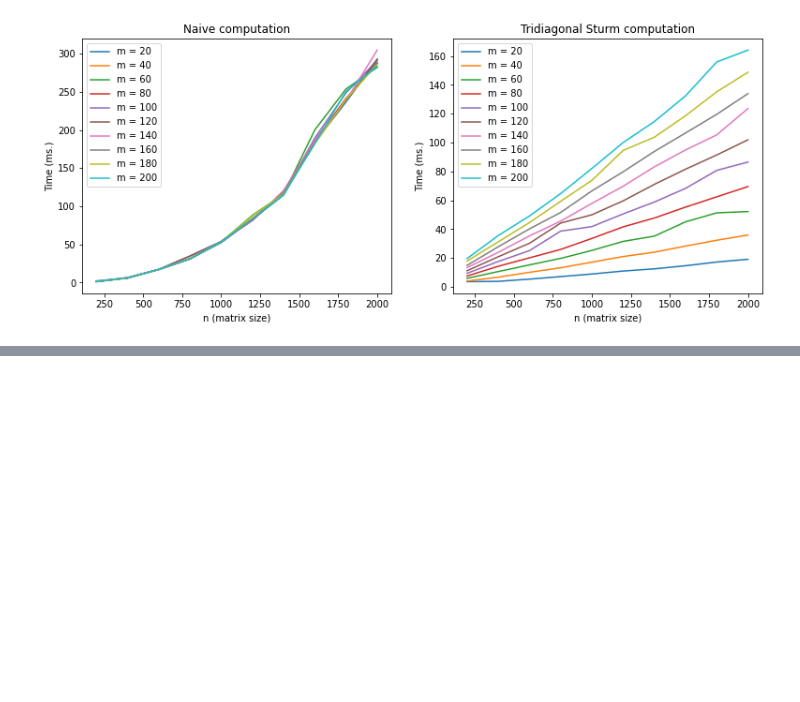
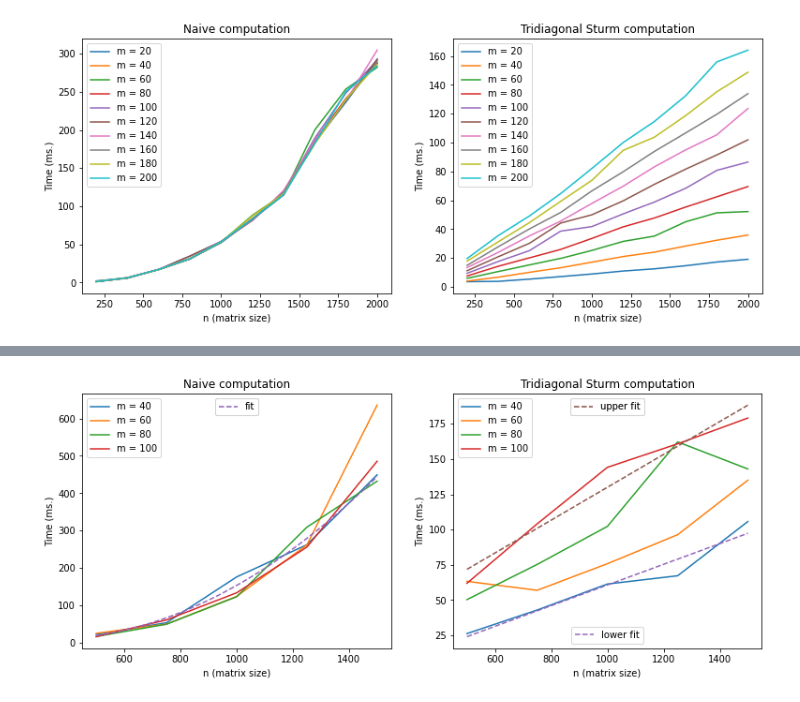
Before and after one commit to AlejandroSantorum/scikit-rmt, a Jupyter notebook: notebooks/tridiagonal_sims.ipynb, the cells around one changed output, grey strips where cells are left out. Cells and saved outputs as stored; diff of their text form; code cells hidden in the pictures; blank space fills up the shorter version.

```diff
--- a/notebooks/tridiagonal_sims.ipynb
+++ b/notebooks/tridiagonal_sims.ipynb
@@ -133,0 +233,7 @@ _ = axes[1].set_ylabel('Time (ms.)')
+# %%
+N = [500, 750, 1000, 1250, 1500]
+M = [40, 60, 80, 100]
+
+wishart_tridiagonal_sim(N_list=N, bins_list=M, nreps=2)
+# %% [output]
+[figure, added]
```
Also changed, not shown: parts of 8 cells of this notebook, 2 other files.
